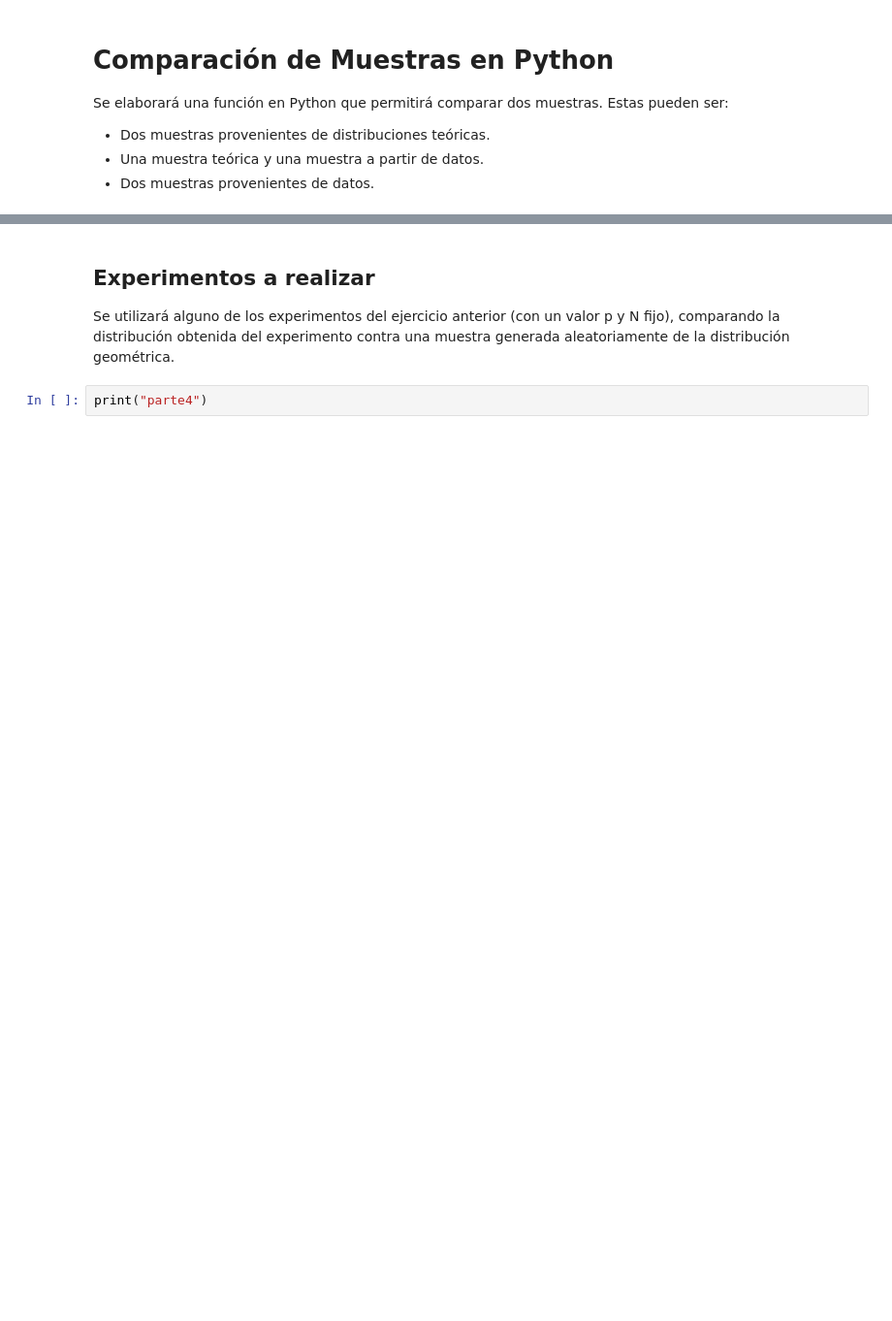
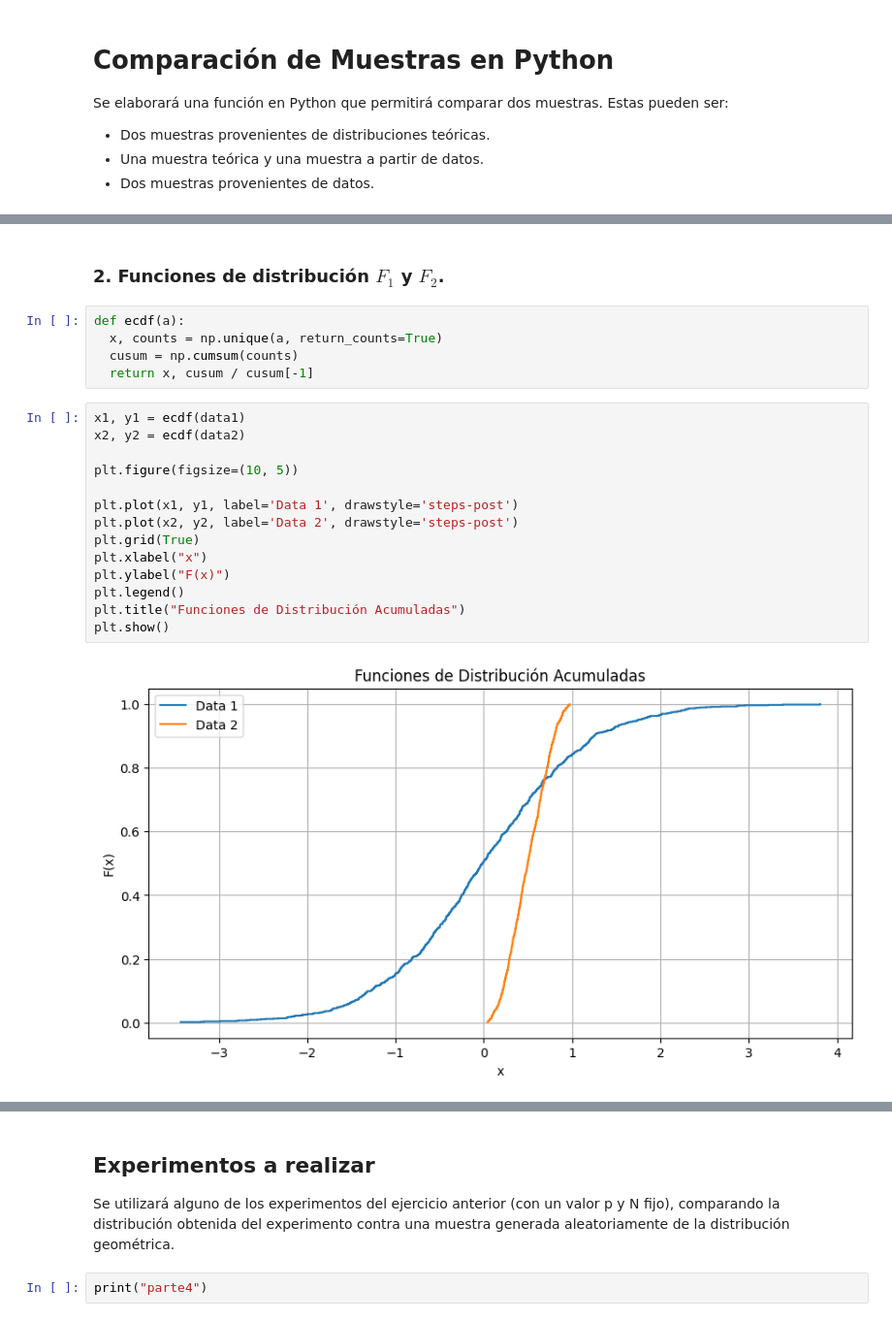
Before and after one commit to JosueSay/IntelligenceArtificial, a Jupyter notebook: labs/lab2/ejercicio2.ipynb, the cells around one changed output, grey strips where cells are left out. Shown at 97% size. Saved outputs shown, nothing was run; the diff lists cells and outputs as text; blank space fills up the shorter version.

```diff
--- a/labs/lab2/ejercicio2.ipynb
+++ b/labs/lab2/ejercicio2.ipynb
@@ -17,0 +52,23 @@ print("parte1")
+# %% [markdown]
+### 2. **Funciones de distribución** $ F_1 $ y $ F_2 $.
+# %%
+def ecdf(a):
+  x, counts = np.unique(a, return_counts=True)
+  cusum = np.cumsum(counts)
+  return x, cusum / cusum[-1]
+# %%
+x1, y1 = ecdf(data1)
+x2, y2 = ecdf(data2)
+
+plt.figure(figsize=(10, 5))
+
+plt.plot(x1, y1, label='Data 1', drawstyle='steps-post')
+plt.plot(x2, y2, label='Data 2', drawstyle='steps-post')
+plt.grid(True)
+plt.xlabel("x")
+plt.ylabel("F(x)")
+plt.legend()
+plt.title("Funciones de Distribución Acumuladas")
+plt.show()
+# %% [output]
+[figure, added]
```
Also changed, not shown: parts of 17 cells of this notebook, 1 other file.
